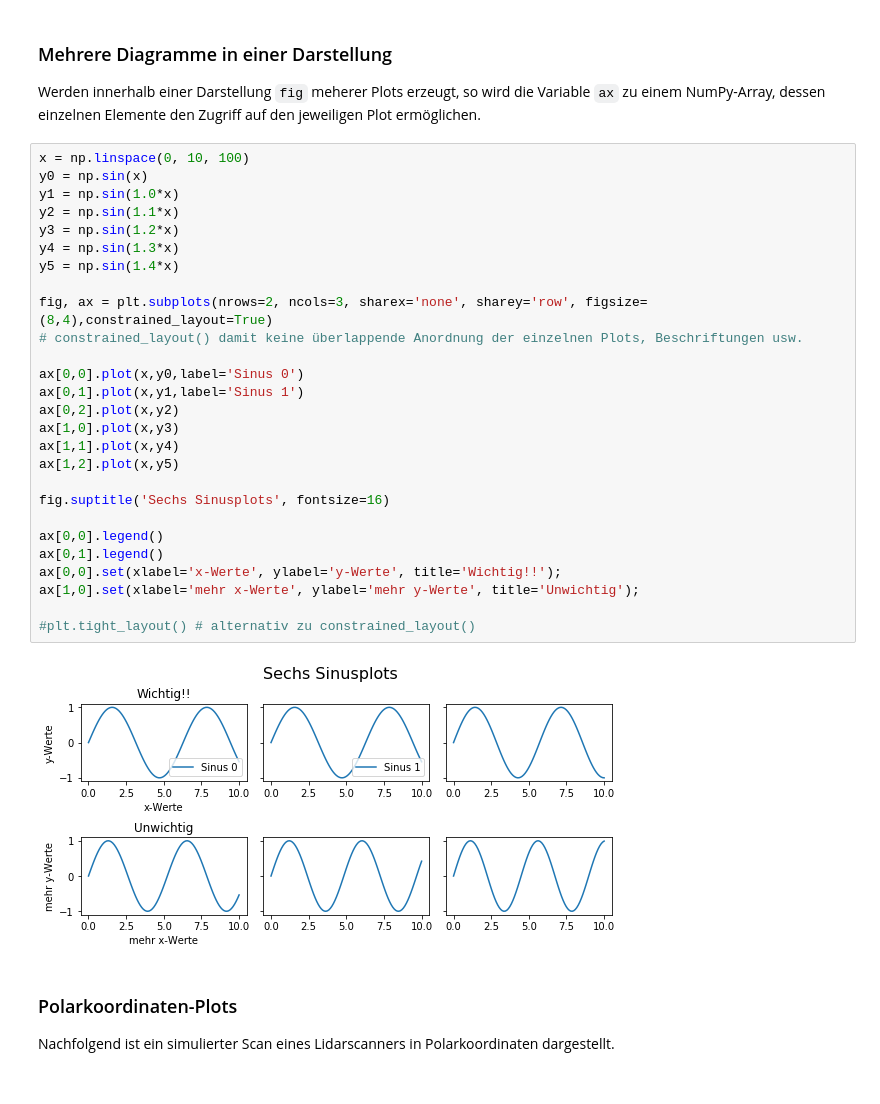
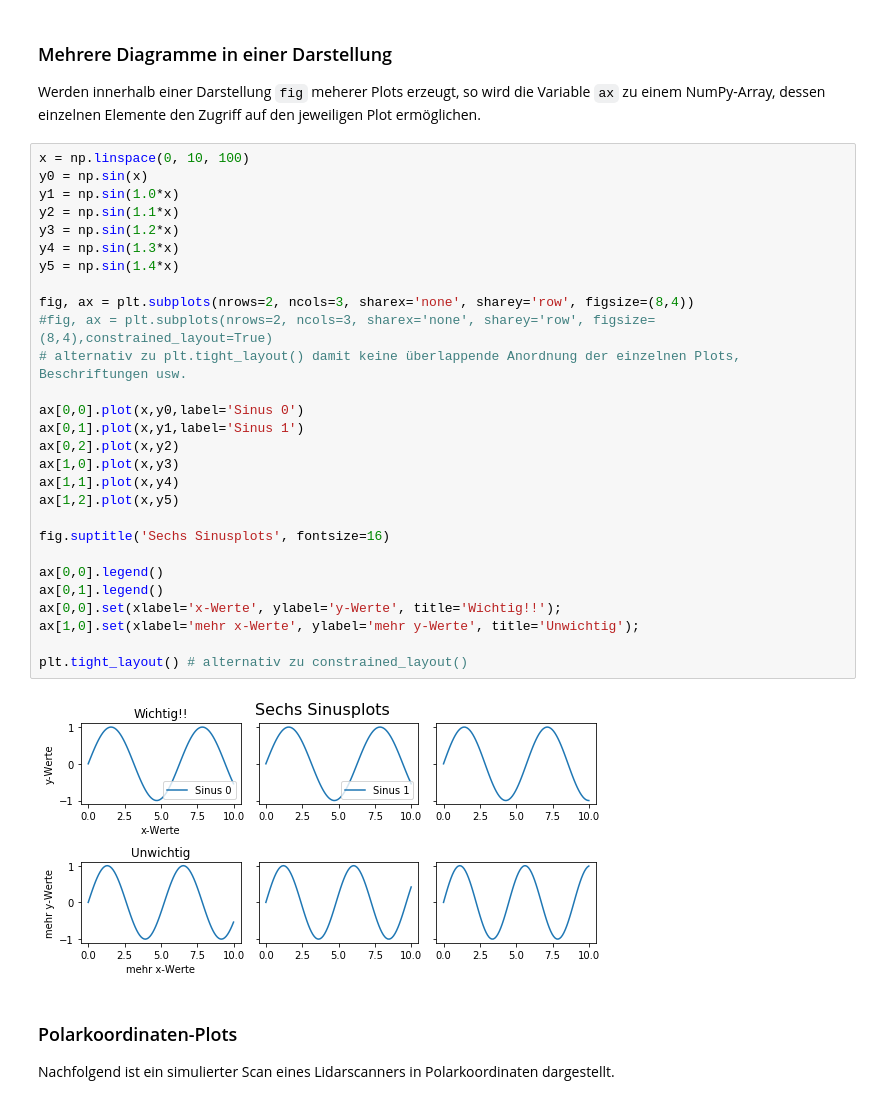
Before and after one commit to StefanMack/Matplotlib, a Jupyter notebook: matplotlibOop.ipynb, the cells around one changed output. Saved outputs shown, nothing was run; the diff lists cells and outputs as text.

Commit message:
New plot examples and fixes of some errors due to newer Python versions

```diff
--- a/matplotlibOop.ipynb
+++ b/matplotlibOop.ipynb
@@ -122,32 +168,33 @@ Werden innerhalb einer Darstellung ``fig`` meherer Plots erzeugt, so wird die Va
 # %%
 x = np.linspace(0, 10, 100)
 y0 = np.sin(x)
 y1 = np.sin(1.0*x)
 y2 = np.sin(1.1*x)
 y3 = np.sin(1.2*x)
 y4 = np.sin(1.3*x)
 y5 = np.sin(1.4*x)
 
-fig, ax = plt.subplots(nrows=2, ncols=3, sharex='none', sharey='row', figsize=(8,4),constrained_layout=True)
-# constrained_layout() damit keine überlappende Anordnung der einzelnen Plots, Beschriftungen usw.
+fig, ax = plt.subplots(nrows=2, ncols=3, sharex='none', sharey='row', figsize=(8,4))
+#fig, ax = plt.subplots(nrows=2, ncols=3, sharex='none', sharey='row', figsize=(8,4),constrained_layout=True)
+# alternativ zu plt.tight_layout() damit keine überlappende Anordnung der einzelnen Plots, Beschriftungen usw.
 
 ax[0,0].plot(x,y0,label='Sinus 0')
 ax[0,1].plot(x,y1,label='Sinus 1')
 ax[0,2].plot(x,y2)
 ax[1,0].plot(x,y3)
 ax[1,1].plot(x,y4)
 ax[1,2].plot(x,y5)
 
 fig.suptitle('Sechs Sinusplots', fontsize=16)
 
 ax[0,0].legend()
 ax[0,1].legend()
 ax[0,0].set(xlabel='x-Werte', ylabel='y-Werte', title='Wichtig!!');
 ax[1,0].set(xlabel='mehr x-Werte', ylabel='mehr y-Werte', title='Unwichtig');
 
-#plt.tight_layout() # alternativ zu constrained_layout()
+plt.tight_layout() # alternativ zu constrained_layout()
 # %% [output]
-[figure, old version]
+[figure, new version]
 # %% [markdown]
 ### Polarkoordinaten-Plots
 Nachfolgend ist ein simulierter Scan eines Lidarscanners in Polarkoordinaten dargestellt.
```
Also changed, not shown: parts of 10 cells of this notebook, 1 other file.
